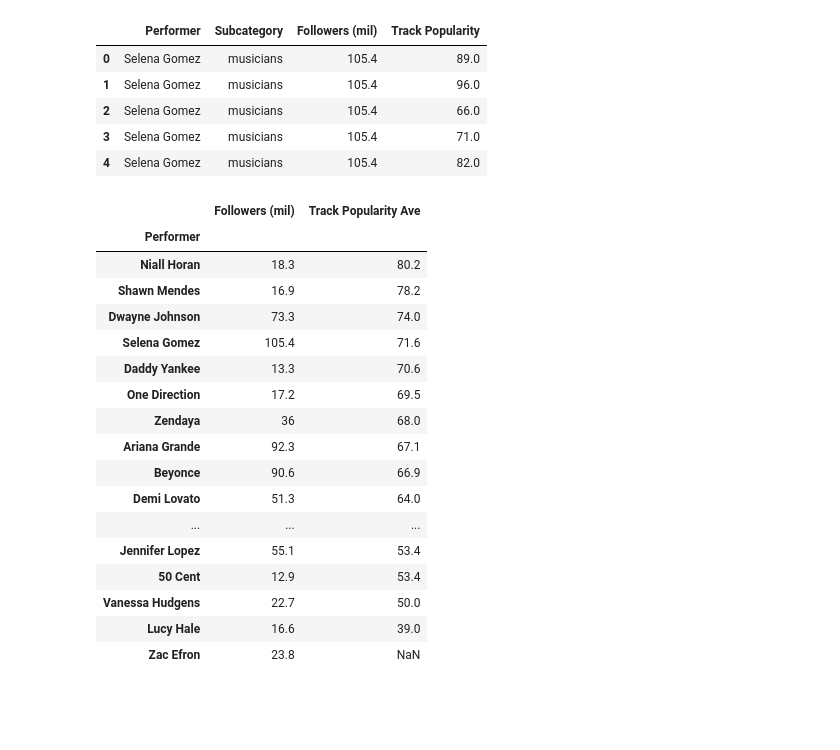
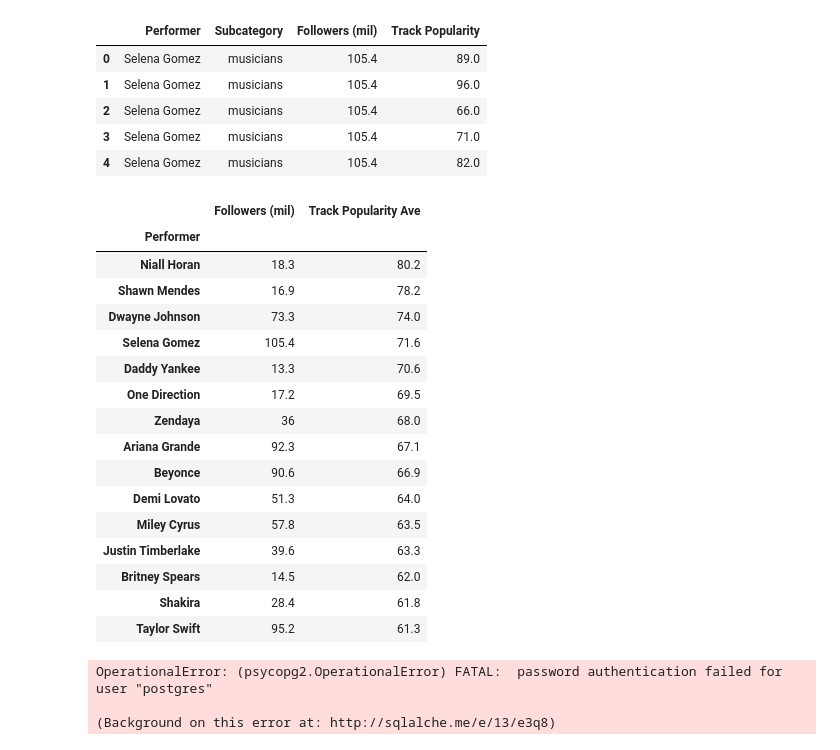
Before and after one commit to emilyshute/ETL-Project, a Jupyter notebook: working_file.ipynb, the cells around one changed output. Cells and saved outputs as stored; diff of their text form; code cells hidden in the pictures; blank space fills up the shorter version.

Commit message:
postgres error

```diff
--- a/working_file.ipynb
+++ b/working_file.ipynb
@@ -37,7 +37,7 @@ new_most_followed.head()
 | 4 | Kim Kardashian West | celebrities | tv | 89.3Mæ(=) |
 # %%
 # start and stop variables
-start, stop = 0, -1
+start, stop = 0, -5
 
 # converting to string data type
 new_most_followed["Followers (mil)"]= new_most_followed["Followers (mil)"].astype(str)
@@ -165,23 +165,22 @@ performers = group_sub.groupby(["Performer"])["Performer"]
 # %%
 foll_vs_pop = pd.DataFrame({"Followers (mil)" : followers, "Track Popularity Ave" : track_pop})
 foll_vs_pop = foll_vs_pop.sort_values(["Track Popularity Ave"], ascending=False).round(1)
-foll_vs_pop.head(40)
+foll_vs_pop.head(15)
 # %% [output]
 |  | Followers (mil) | Track Popularity Ave |
 | Performer |  |  |
 | Niall Horan | 18.3 | 80.2 |
 | Shawn Mendes | 16.9 | 78.2 |
 | Dwayne Johnson | 73.3 | 74.0 |
 | Selena Gomez | 105.4 | 71.6 |
 | Daddy Yankee | 13.3 | 70.6 |
 | One Direction | 17.2 | 69.5 |
 | Zendaya | 36 | 68.0 |
 | Ariana Grande | 92.3 | 67.1 |
 | Beyonce | 90.6 | 66.9 |
 | Demi Lovato | 51.3 | 64.0 |
-| ... | ... | ... |
-| Jennifer Lopez | 55.1 | 53.4 |
-| 50 Cent | 12.9 | 53.4 |
-| Vanessa Hudgens | 22.7 | 50.0 |
-| Lucy Hale | 16.6 | 39.0 |
-| Zac Efron | 23.8 | NaN |
+| Miley Cyrus | 57.8 | 63.5 |
+| Justin Timberlake | 39.6 | 63.3 |
+| Britney Spears | 14.5 | 62.0 |
+| Shakira | 28.4 | 61.8 |
+| Taylor Swift | 95.2 | 61.3 |
@@ -187,0 +191,7 @@ foll_vs_pop.head(40)
+# %%
+#Confirm tables
+engine.table_names()
+# %% [output]
+OperationalError: (psycopg2.OperationalError) FATAL:  password authentication failed for user "postgres"
+
+(Background on this error at: http://sqlalche.me/e/13/e3q8)
```
Also changed, not shown: parts of 1 cell of this notebook.
